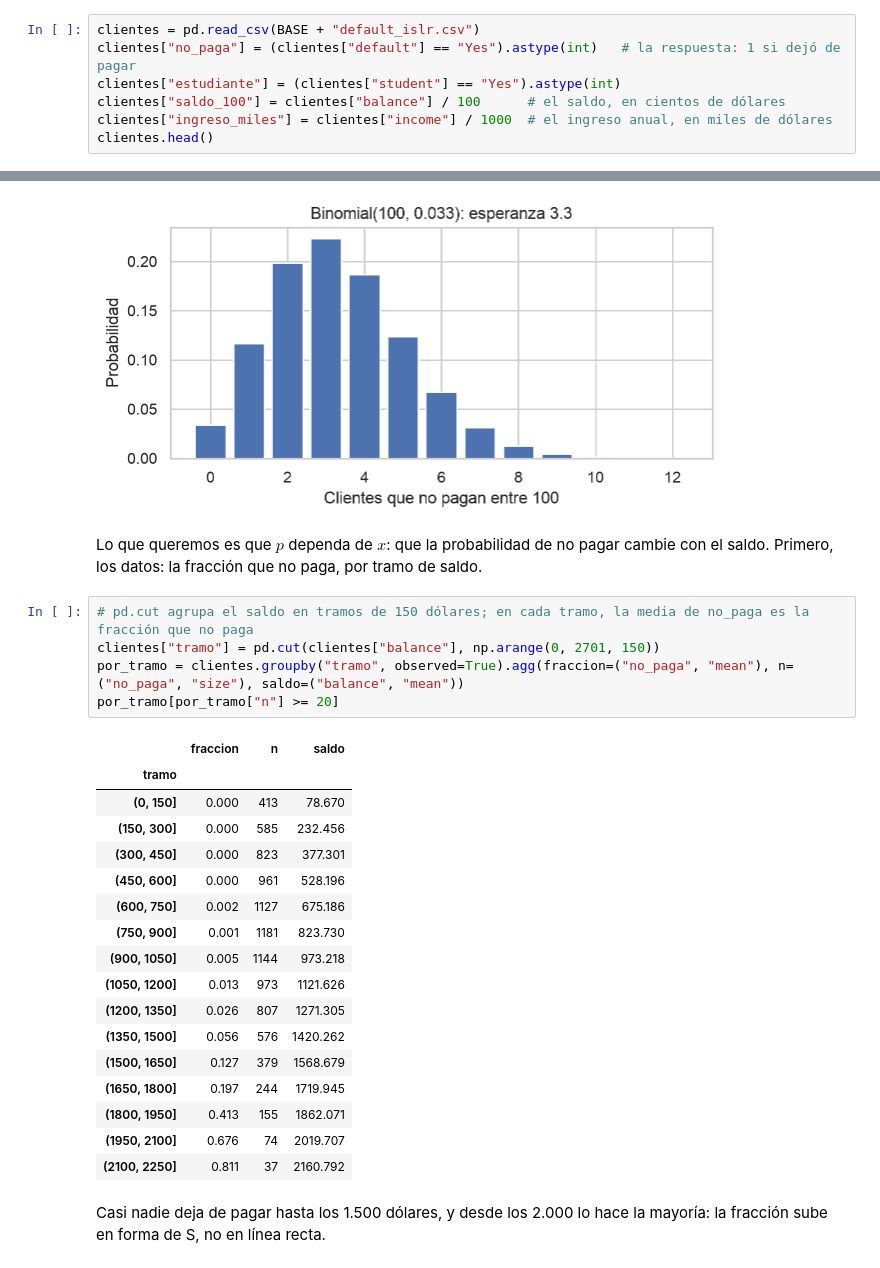
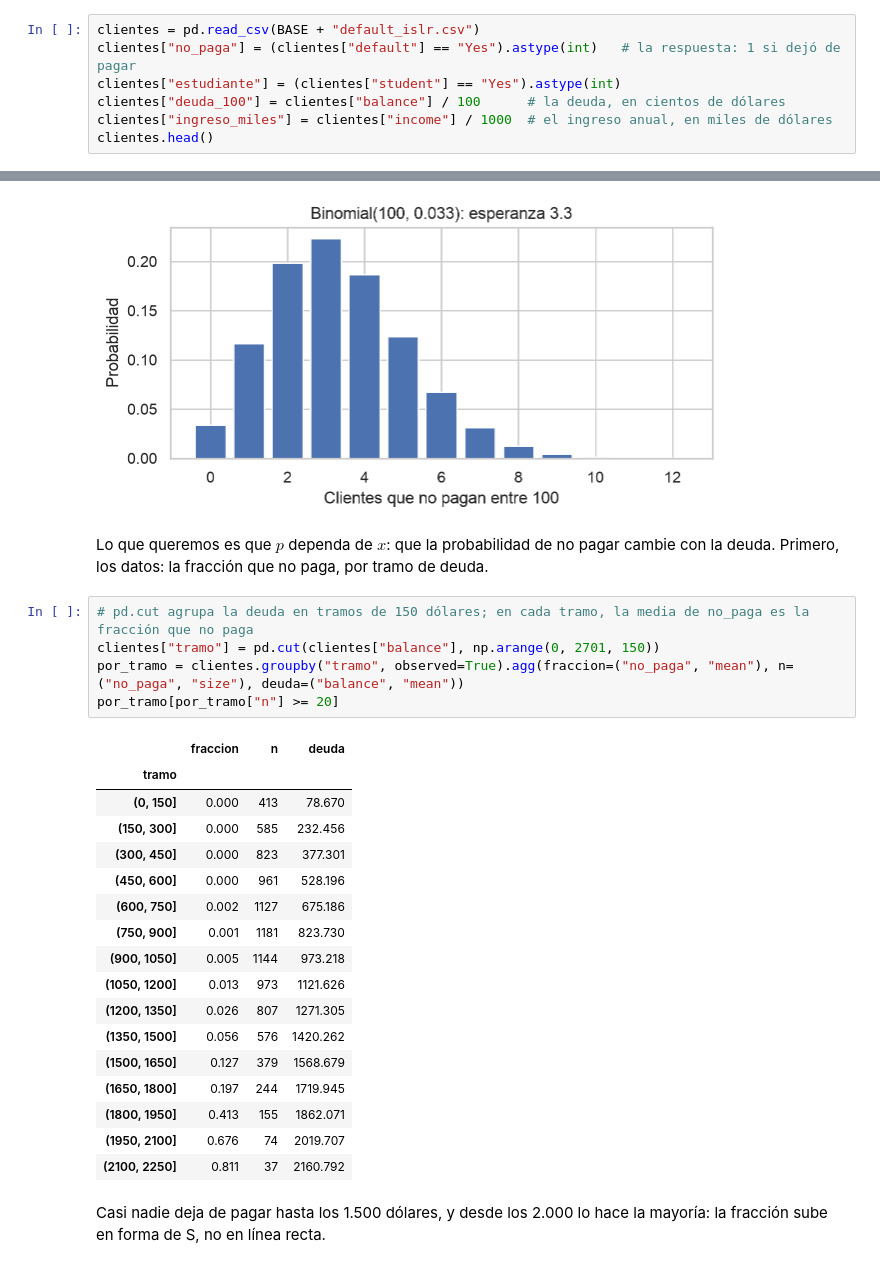
Before and after one commit to daniopitz/diplomado-cdd, a Jupyter notebook: 06_regresion_logistica.ipynb, the cells around one changed output, grey strips where cells are left out. Saved outputs shown, nothing was run; the diff lists cells and outputs as text.

```diff
--- a/06_regresion_logistica.ipynb
+++ b/06_regresion_logistica.ipynb
@@ -33,7 +33,7 @@ BASE = "datos/clase06/"
 clientes = pd.read_csv(BASE + "default_islr.csv")
 clientes["no_paga"] = (clientes["default"] == "Yes").astype(int)   # la respuesta: 1 si dejó de pagar
 clientes["estudiante"] = (clientes["student"] == "Yes").astype(int)
-clientes["saldo_100"] = clientes["balance"] / 100      # el saldo, en cientos de dólares
+clientes["deuda_100"] = clientes["balance"] / 100      # la deuda, en cientos de dólares
 clientes["ingreso_miles"] = clientes["income"] / 1000  # el ingreso anual, en miles de dólares
 clientes.head()
 # %% [output]
@@ -63,14 +63,14 @@ plt.show()
 clientes: 10000 | dejaron de pagar: 333 | proporción p = 0.033
 [figure]
 # %% [markdown]
-Lo que queremos es que $p$ dependa de $x$: que la probabilidad de no pagar cambie con el saldo. Primero, los datos: la fracción que no paga, por tramo de saldo.
+Lo que queremos es que $p$ dependa de $x$: que la probabilidad de no pagar cambie con la deuda. Primero, los datos: la fracción que no paga, por tramo de deuda.
 # %%
-# pd.cut agrupa el saldo en tramos de 150 dólares; en cada tramo, la media de no_paga es la fracción que no paga
+# pd.cut agrupa la deuda en tramos de 150 dólares; en cada tramo, la media de no_paga es la fracción que no paga
 clientes["tramo"] = pd.cut(clientes["balance"], np.arange(0, 2701, 150))
-por_tramo = clientes.groupby("tramo", observed=True).agg(fraccion=("no_paga", "mean"), n=("no_paga", "size"), saldo=("balance", "mean"))
+por_tramo = clientes.groupby("tramo", observed=True).agg(fraccion=("no_paga", "mean"), n=("no_paga", "size"), deuda=("balance", "mean"))
 por_tramo[por_tramo["n"] >= 20]
 # %% [output]
-|  | fraccion | n | saldo |
+|  | fraccion | n | deuda |
 | tramo |  |  |  |
 | (0, 150] | 0.000 | 413 | 78.670 |
 | (150, 300] | 0.000 | 585 | 232.456 |
```
Also changed, not shown: parts of 17 cells of this notebook, 6 other files.
